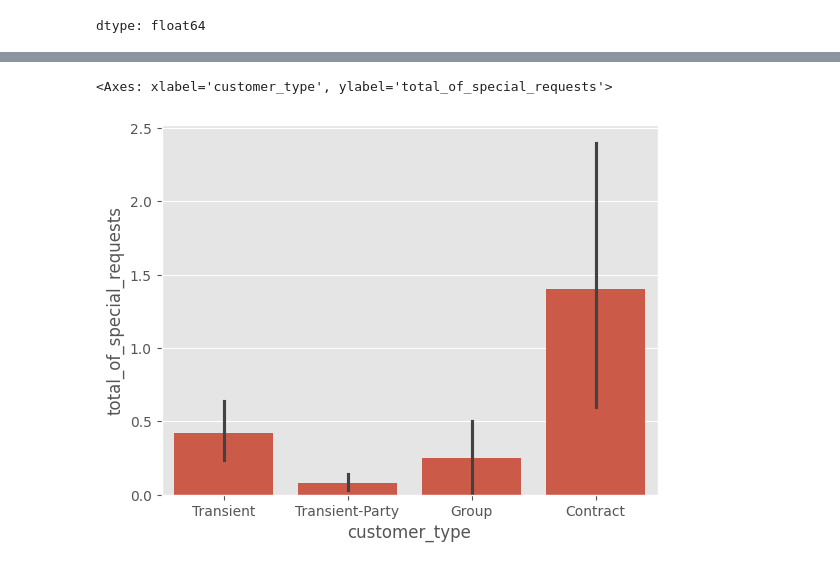
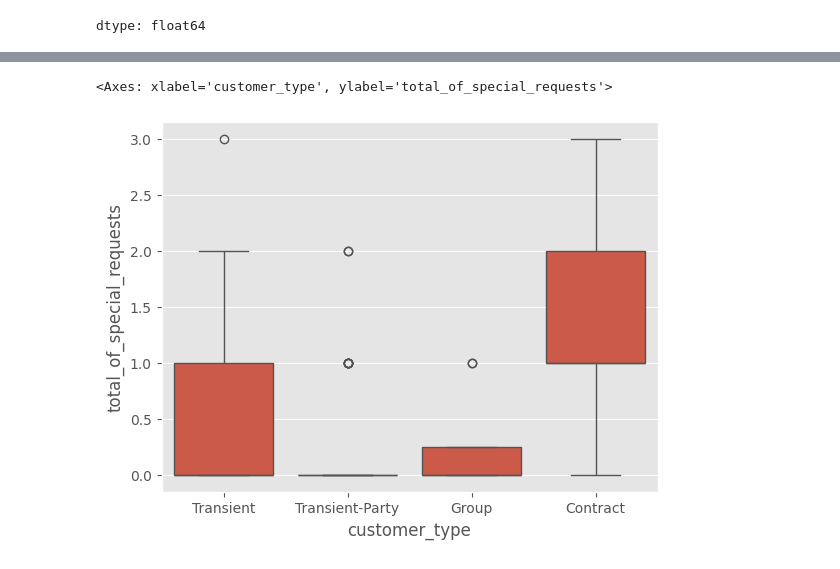
Before and after one commit to uditigupta293-byte/hotel-booking-analysis, a Jupyter notebook: capstone_project.ipynb, the cells around one changed output, grey strips where cells are left out. Saved outputs shown, nothing was run; the diff lists cells and outputs as text; code cells hidden in the pictures.

```diff
--- a/capstone_project.ipynb
+++ b/capstone_project.ipynb
@@ -620,6 +807,5 @@ dtype: float64
 # %%
-sns.barplot(x='customer_type', y='total_of_special_requests', data=df)
-#Contract type request more personalized services.
+sns.boxplot(x='customer_type', y='total_of_special_requests', data=df)
 # %% [output]
 <Axes: xlabel='customer_type', ylabel='total_of_special_requests'>
-[figure, old version]
+[figure, new version]
```
Also changed, not shown: parts of 113 cells of this notebook.
